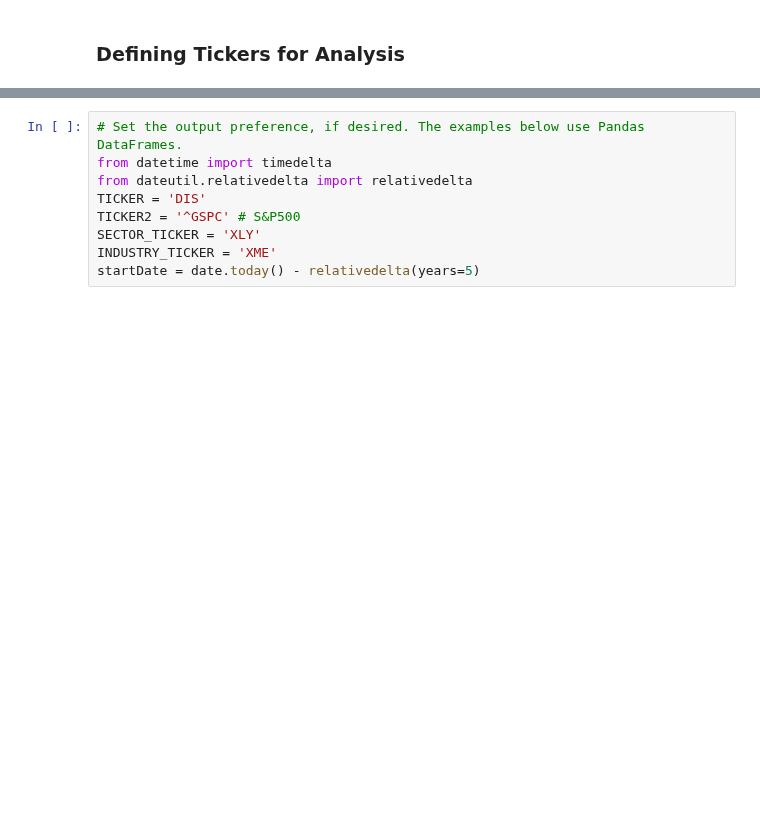
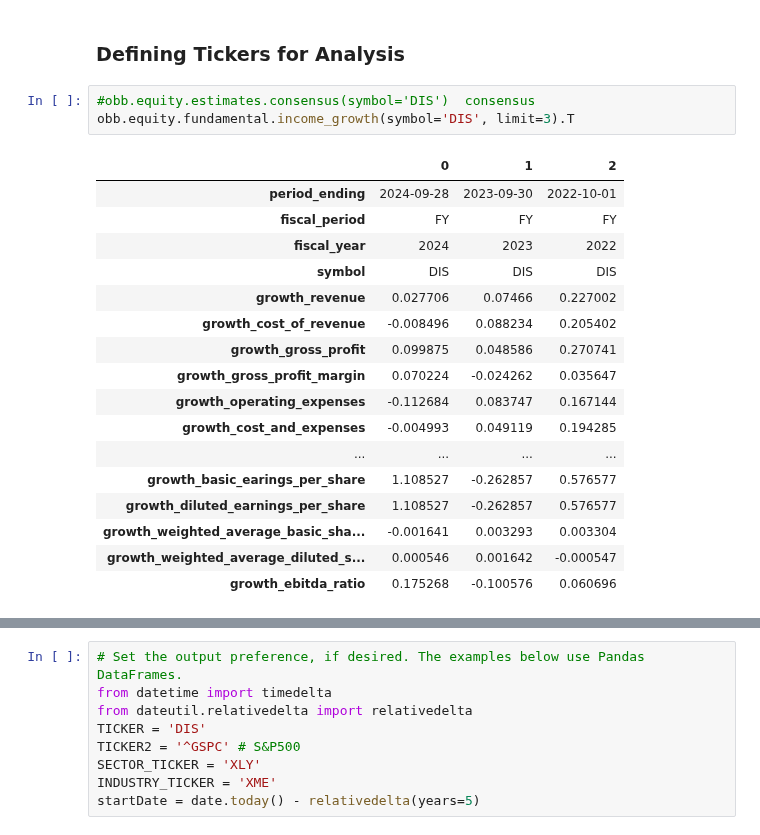
Before and after one commit to mmistroni/OpenBB_Experiments, a Jupyter notebook: OpenBBSamples.ipynb, the cells around one changed output, grey strips where cells are left out. Drawn from its saved outputs; the diff is of its cells as text; blank space fills up the shorter version.

```diff
--- a/OpenBBSamples.ipynb
+++ b/OpenBBSamples.ipynb
@@ -86,3 +69,24 @@ obb.account.login(pat=MY_PAT)
 obb.user.preferences.output_type = "dataframe"
 # %% [markdown]
 ### Defining Tickers for Analysis
+# %%
+#obb.equity.estimates.consensus(symbol='DIS')  consensus
+obb.equity.fundamental.income_growth(symbol='DIS', limit=3).T
+# %% [output]
+|  | 0 | 1 | 2 |
+| period_ending | 2024-09-28 | 2023-09-30 | 2022-10-01 |
+| fiscal_period | FY | FY | FY |
+| fiscal_year | 2024 | 2023 | 2022 |
+| symbol | DIS | DIS | DIS |
+| growth_revenue | 0.027706 | 0.07466 | 0.227002 |
+| growth_cost_of_revenue | -0.008496 | 0.088234 | 0.205402 |
+| growth_gross_profit | 0.099875 | 0.048586 | 0.270741 |
+| growth_gross_profit_margin | 0.070224 | -0.024262 | 0.035647 |
+| growth_operating_expenses | -0.112684 | 0.083747 | 0.167144 |
+| growth_cost_and_expenses | -0.004993 | 0.049119 | 0.194285 |
+| ... | ... | ... | ... |
+| growth_basic_earings_per_share | 1.108527 | -0.262857 | 0.576577 |
+| growth_diluted_earnings_per_share | 1.108527 | -0.262857 | 0.576577 |
+| growth_weighted_average_basic_sha... | -0.001641 | 0.003293 | 0.003304 |
+| growth_weighted_average_diluted_s... | 0.000546 | 0.001642 | -0.000547 |
+| growth_ebitda_ratio | 0.175268 | -0.100576 | 0.060696 |
```
Also changed, not shown: parts of 4 cells of this notebook.
